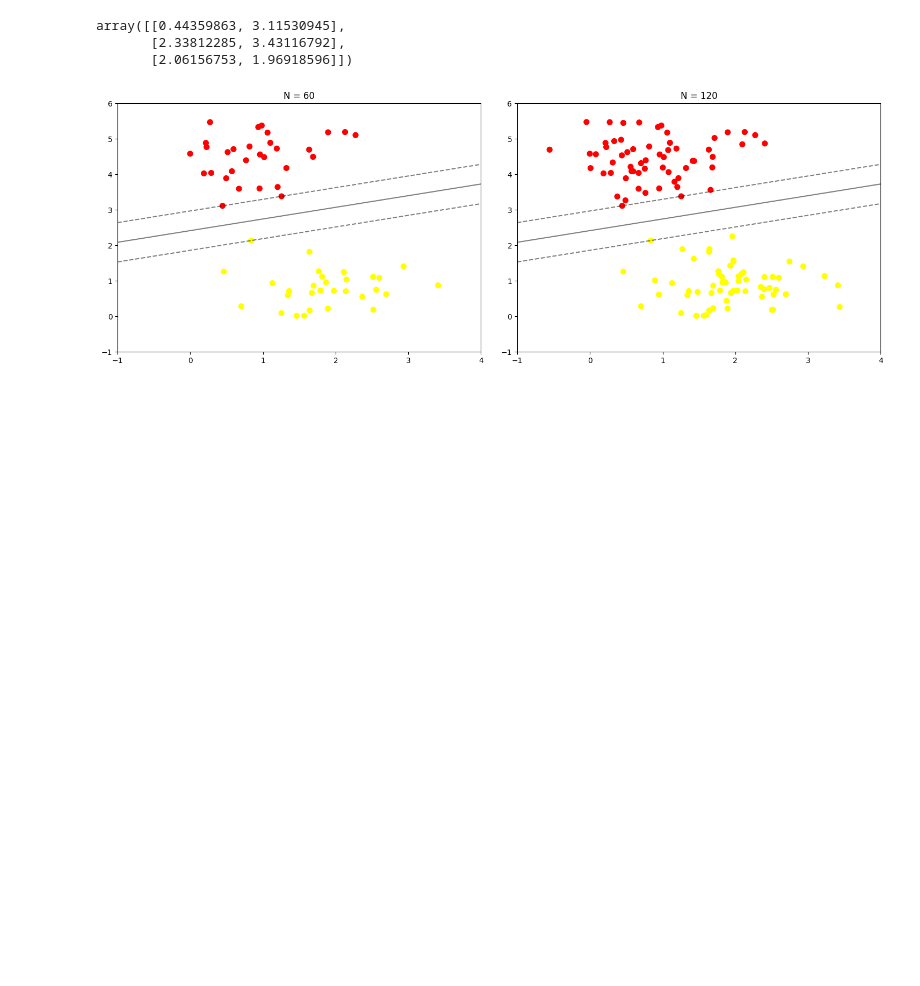
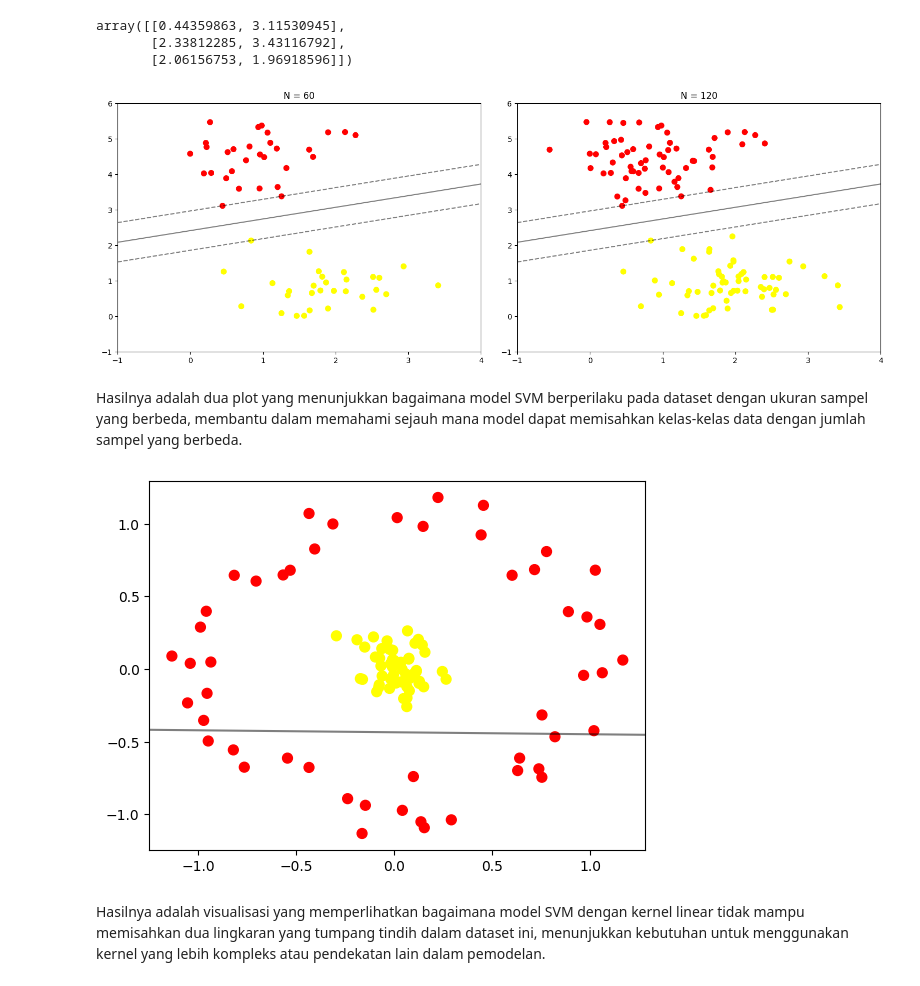
Before and after one commit to Lian2041720257/Mach-Learning, a Jupyter notebook: 15_Lian_Mega_Pratiwi_Prak1_Week4.ipynb, the cells around one changed output. Cells and saved outputs as stored; diff of their text form; code cells hidden in the pictures; blank space fills up the shorter version.

```diff
--- a/15_Lian_Mega_Pratiwi_Prak1_Week4.ipynb
+++ b/15_Lian_Mega_Pratiwi_Prak1_Week4.ipynb
@@ -130,3 +130,19 @@ for axi, N in zip(ax, [60, 120]):
     axi.set_title('N = {0}'.format(N))
 # %% [output]
 [figure]
+# %% [markdown]
+Hasilnya adalah dua plot yang menunjukkan bagaimana model SVM berperilaku pada dataset dengan ukuran sampel yang berbeda, membantu dalam memahami sejauh mana model dapat memisahkan kelas-kelas data dengan jumlah sampel yang berbeda.
+# %%
+# contoh data tidak terpisah secara linier
+
+from sklearn.datasets import make_circles
+X, y = make_circles(100, factor=.1, noise=.1)
+
+clf = SVC(kernel='linear').fit(X, y)
+
+plt.scatter(X[:, 0], X[:, 1], c=y, s=50, cmap='autumn')
+plot_svc_decision_function(clf, plot_support=False);
+# %% [output]
+[figure, added]
+# %% [markdown]
+Hasilnya adalah visualisasi yang memperlihatkan bagaimana model SVM dengan kernel linear tidak mampu memisahkan dua lingkaran yang tumpang tindih dalam dataset ini, menunjukkan kebutuhan untuk menggunakan kernel yang lebih kompleks atau pendekatan lain dalam pemodelan.
```
Also changed, not shown: parts of 2 cells of this notebook.
